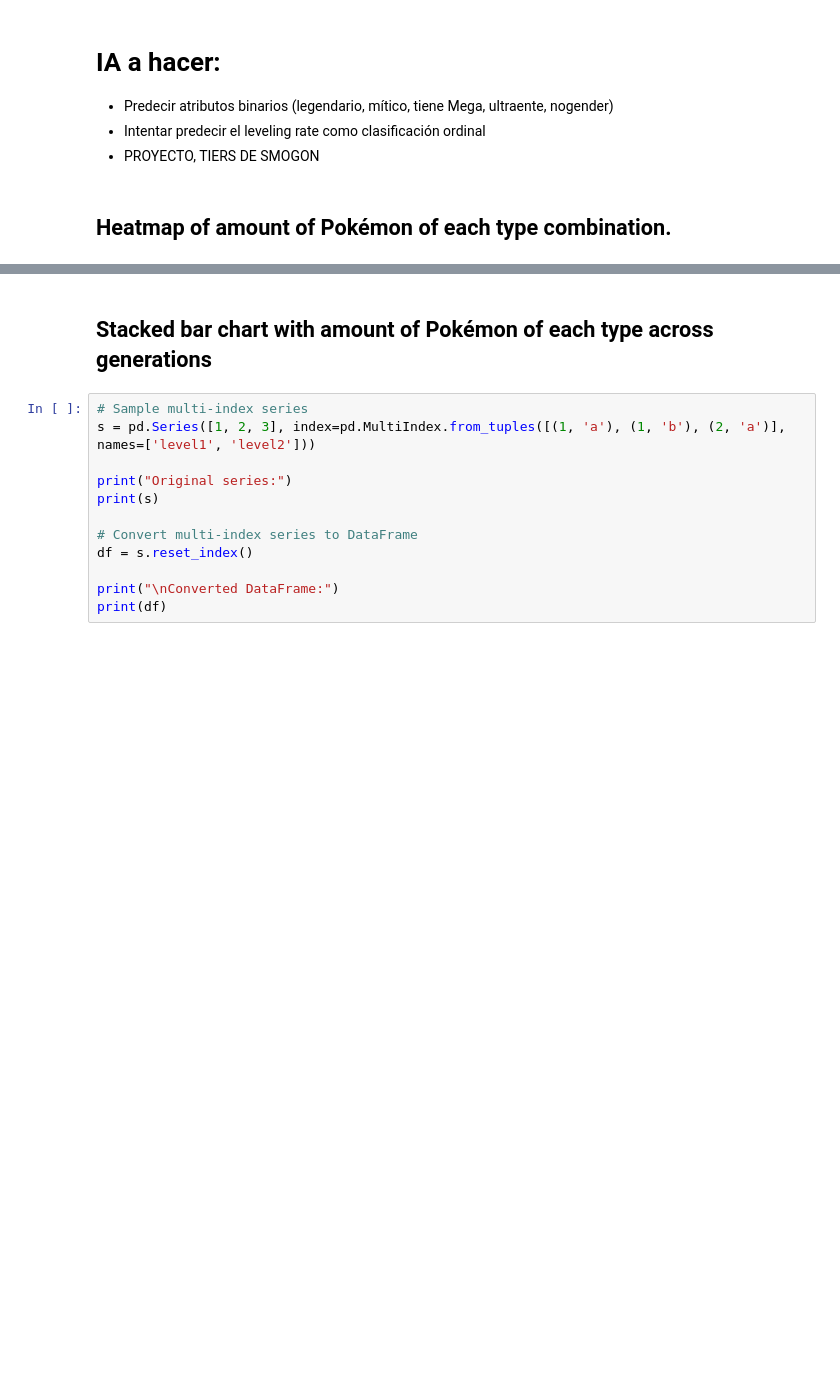
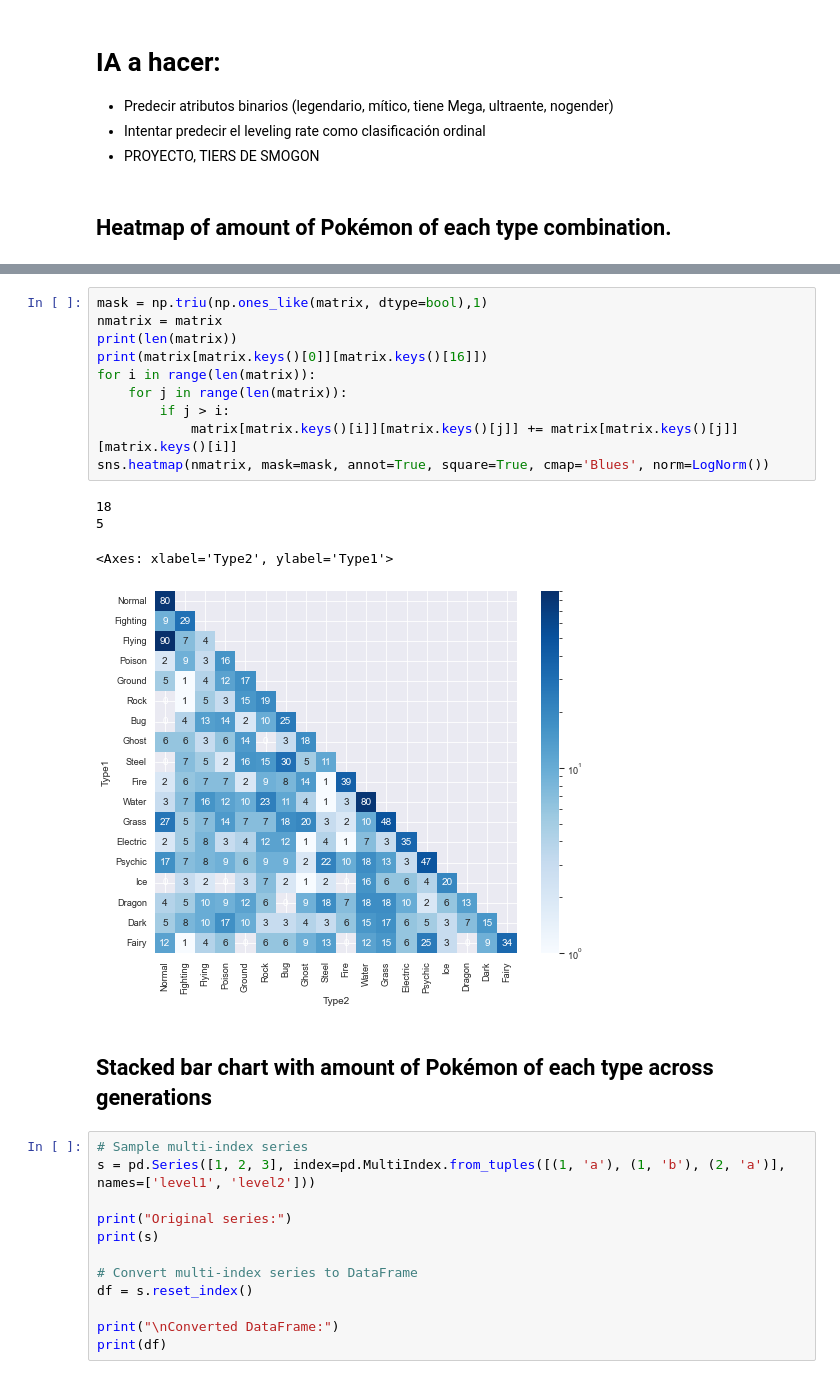
Before and after one commit to Daalma7/PokemonDataScience, a Jupyter notebook: code/visualizationsEDA.ipynb, the cells around one changed output, grey strips where cells are left out. Drawn from its saved outputs; the diff is of its cells as text; blank space fills up the shorter version.

```diff
--- a/code/visualizationsEDA.ipynb
+++ b/code/visualizationsEDA.ipynb
@@ -190,3 +175,18 @@ Fairy        0      0      0         0        1    0       0     0     34
+# %%
+mask = np.triu(np.ones_like(matrix, dtype=bool),1)
+nmatrix = matrix
+print(len(matrix))
+print(matrix[matrix.keys()[0]][matrix.keys()[16]])
+for i in range(len(matrix)):
+    for j in range(len(matrix)):
+        if j > i:
+            matrix[matrix.keys()[i]][matrix.keys()[j]] += matrix[matrix.keys()[j]][matrix.keys()[i]]
+sns.heatmap(nmatrix, mask=mask, annot=True, square=True, cmap='Blues', norm=LogNorm())
+# %% [output]
+18
+5
+<Axes: xlabel='Type2', ylabel='Type1'>
+[figure, added]
 # %% [markdown]
 ## Stacked bar chart with amount of Pokémon of each type across generations
 # %%
```
Also changed, not shown: parts of 12 cells of this notebook, 15 other files.
